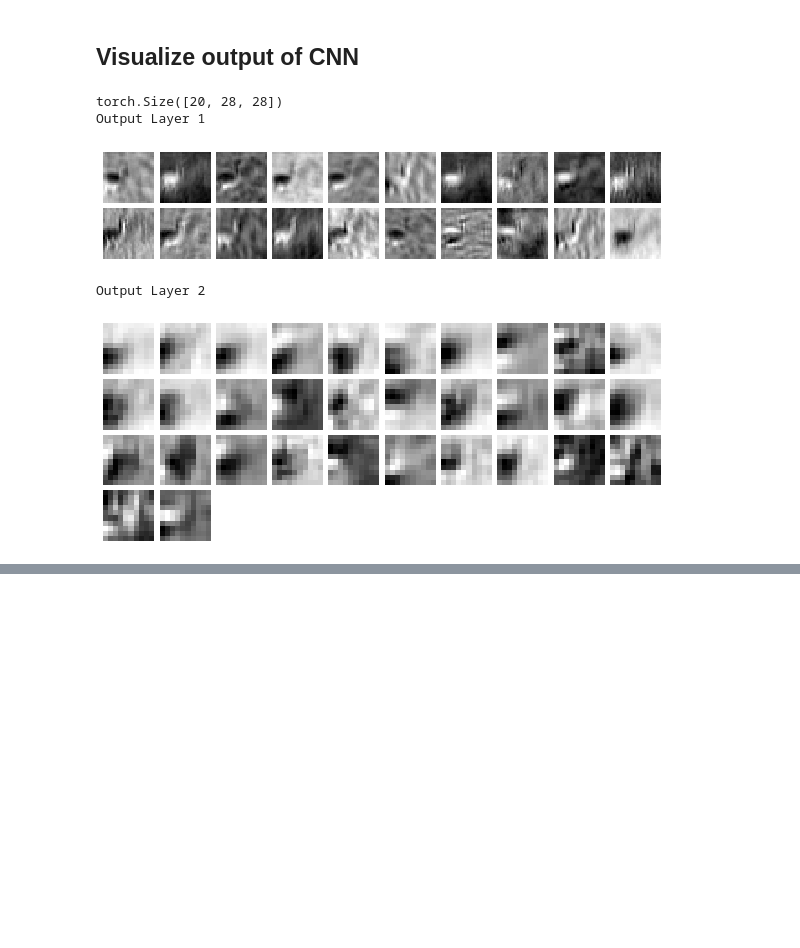
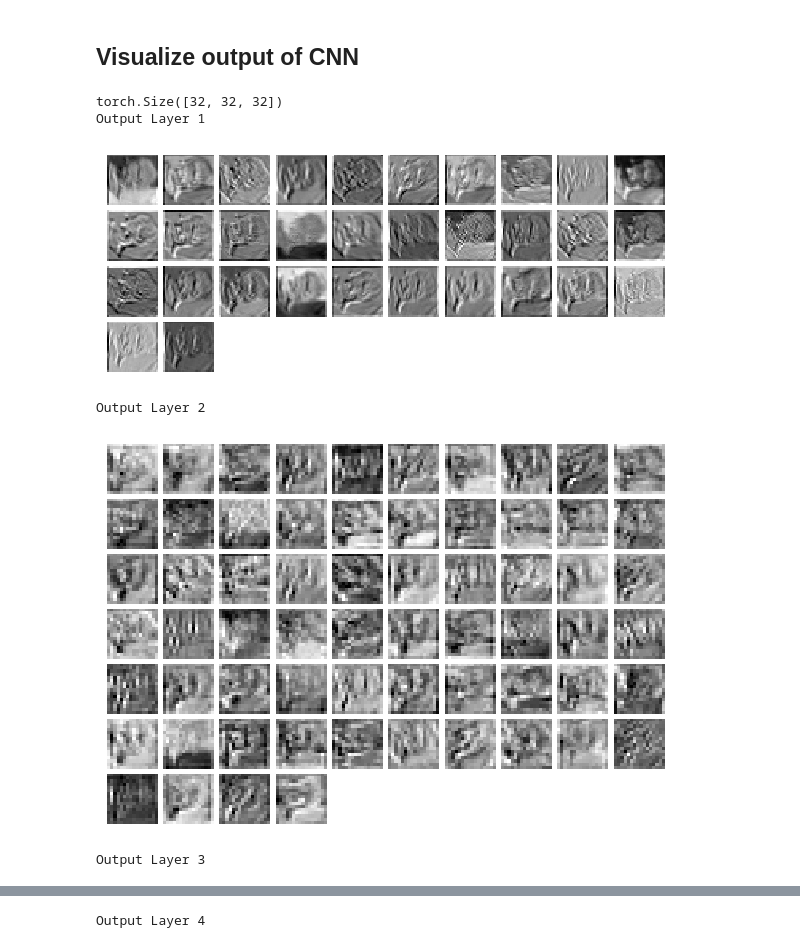
Before and after one commit to MdAsifKhan/cudavision, a Jupyter notebook: Session4/Assignment_4.ipynb, the cells around one changed output, grey strips where cells are left out. Saved outputs shown, nothing was run; the diff lists cells and outputs as text; code cells hidden in the pictures; blank space fills up the shorter version.

```diff
--- a/Session4/Assignment_4.ipynb
+++ b/Session4/Assignment_4.ipynb
@@ -225,20 +22,25 @@ batch_size = 100
 # %% [output]
 Files already downloaded and verified
 Files already downloaded and verified
+# %%
+# Parameters
+n_out = len(classes)
+batch_size = 1024
+
+# Hyperparameters
+lr = 0.001
+epochs = 15
 # %%
-# Hyperparameters
-lr = 0.001
-epochs = 10
 # Data Loader
-trainloader = torch.utils.data.DataLoader(trainset, batch_size=batch_size, shuffle=True, num_workers=2)
-testloader = torch.utils.data.DataLoader(testset, batch_size=batch_size, shuffle=True, num_workers=2)
+trainloader = torch.utils.data.DataLoader(trainset, batch_size=batch_size, shuffle=True, num_workers=3)
+testloader = torch.utils.data.DataLoader(testset, batch_size=batch_size, shuffle=False, num_workers=3)
 # %%
 # Model
-n_hidden = [1024, 512]
 l2 = 0.0
 pool = 'max'
+optim = 'adam'
 # Pytorch Cross Entropy Loss
 model = CNN(pool)
-modeleval = ModelEvaluator(model, epochs, lr, l2=l2, use_gpu=True)
+modeleval = ModelEvaluator(model, epochs, lr, l2=l2, use_gpu=True, optim=optim)
 modeleval.evaluator(trainloader, testloader, print_every=100, validation=False)
 # %% [output]
@@ -312,35 +152,49 @@ torch.Size([20, 3, 5, 5])
 # %%
 def plot_img(tensor, num_cols=10):
   num_kernels = tensor.shape[0]
   num_rows = 1+ num_kernels // num_cols
   fig = plt.figure(figsize=(num_cols,num_rows))
   for i in range(num_kernels):
     ax1 = fig.add_subplot(num_rows,num_cols,i+1)
     ax1.imshow(tensor[i], cmap='gray')
     ax1.axis('off')
     ax1.set_xticklabels([])
     ax1.set_yticklabels([])
 
   plt.subplots_adjust(wspace=0.1, hspace=0.1)
   plt.show()
 # get some random training images
 dataiter = iter(testloader)
 images, labels = dataiter.next()
 
 for image in images[:1]:
-  image = image.view(1, 3, 32, 32)
-  out1, out2 = model.output_cnn(image.to(modeleval.device))
-  out1, out2 = out1.squeeze(), out2.squeeze()
+    image = image.view(1, 3, 32, 32)
+    out = model.cnn1_out(image.to(modeleval.device))
+    out = out1.squeeze()
 
-  # show images
-  print(out1.shape)
-  print('Output Layer 1')
-  plot_img(out1.detach().numpy())
-  print('Output Layer 2')
-  plot_img(out2.detach().numpy())
+    # show images
+    print(out.shape)
+    print('Output Layer 1')
+    plot_img(out.detach().cpu().numpy())
+
+    out = model.cnn2_out(image.to(modeleval.device))
+    out = out.squeeze()
+    print('Output Layer 2')
+    plot_img(out.detach().cpu().numpy())
+
+    out = model.cnn3_out(image.to(modeleval.device))
+    out = out.squeeze()
+    print('Output Layer 3')
+    plot_img(out.detach().cpu().numpy())
+
+    out = model.cnn4_out(image.to(modeleval.device))
+    out = out.squeeze()
+    print('Output Layer 4')
+    plot_img(out.detach().cpu().numpy())
 # %% [output]
-torch.Size([20, 28, 28])
+torch.Size([32, 32, 32])
 Output Layer 1
-[figure, old version]
+[figure, new version]
 Output Layer 2
-[figure, old version]
+[figure, new version]
+Output Layer 3
@@ -346,0 +202 @@ Output Layer 2
+Output Layer 4
```
Also changed, not shown: parts of 21 cells of this notebook, 4 other files.
